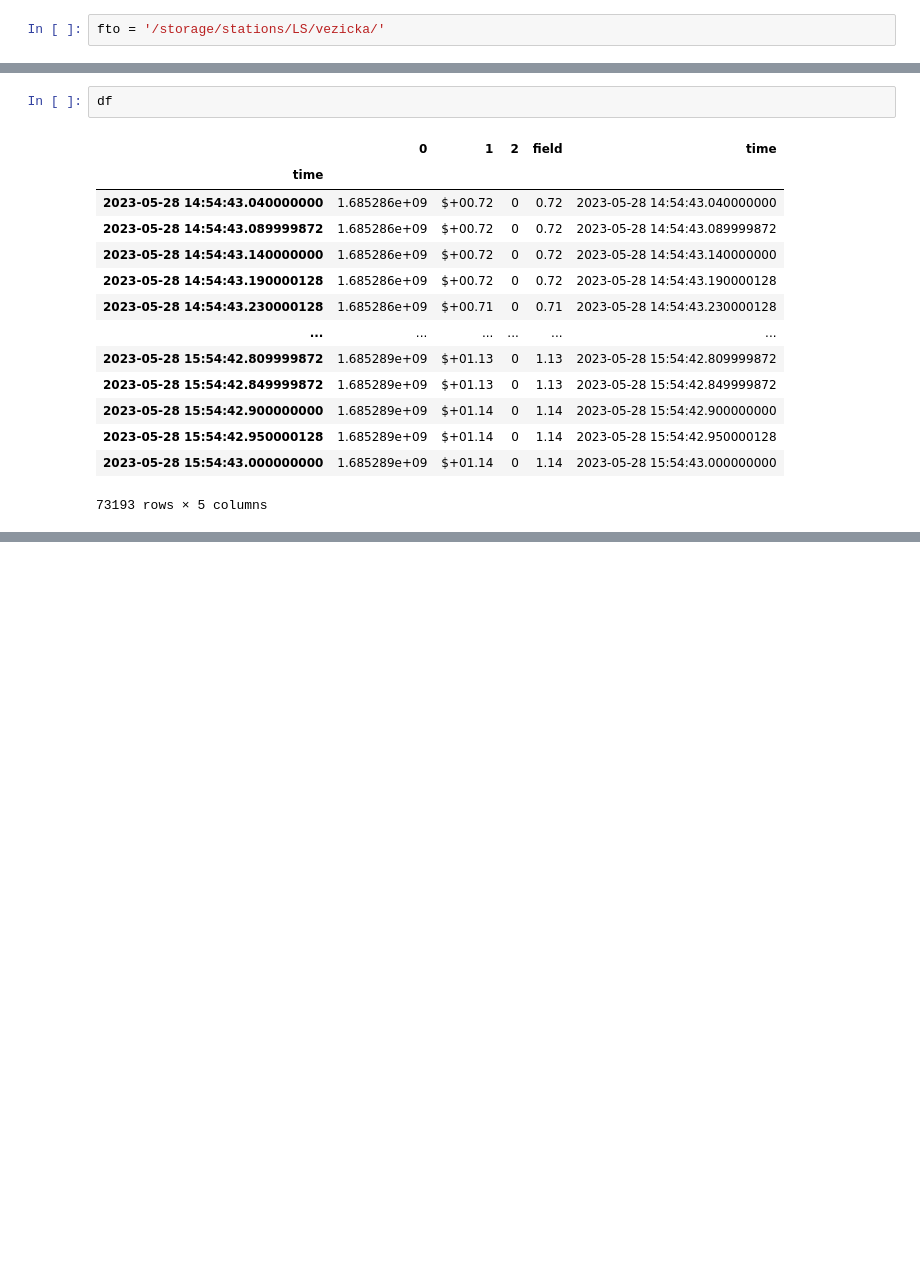
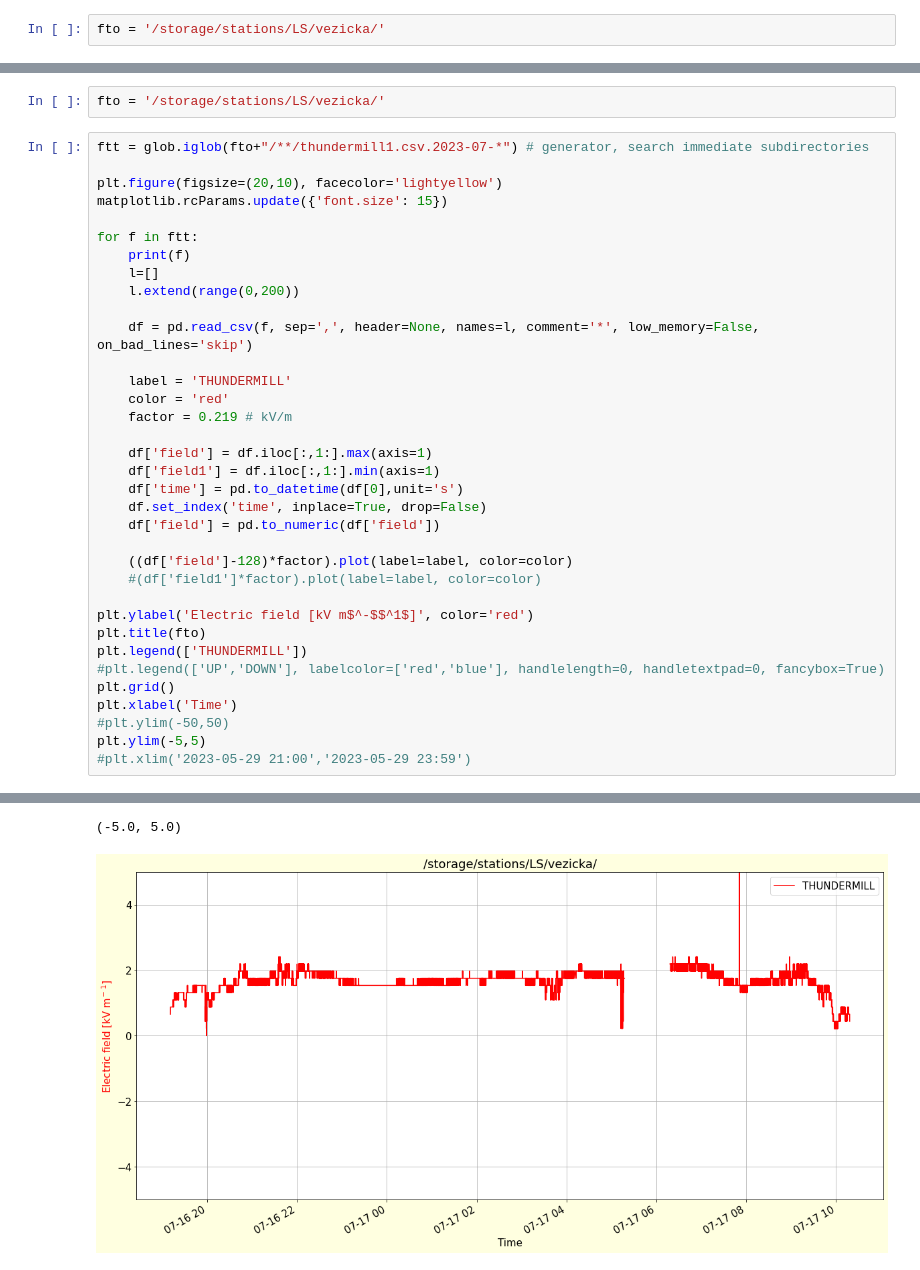
Before and after one commit to ODZ-UJF-AV-CR/LSvezicka, a Jupyter notebook: notebooks/EFM.ipynb, the cells around one changed output, grey strips where cells are left out. Drawn from its saved outputs; the diff is of its cells as text; blank space fills up the shorter version.

```diff
--- a/notebooks/EFM.ipynb
+++ b/notebooks/EFM.ipynb
@@ -73,17 +75,38 @@ Text(0.5, 0, 'Time')
 # %%
-df
+fto = '/storage/stations/LS/vezicka/'
-# %% [output]
-|  | 0 | 1 | 2 | field | time |
-| time |  |  |  |  |  |
-| 2023-05-28 14:54:43.040000000 | 1.685286e+09 | $+00.72 | 0 | 0.72 | 2023-05-28 14:54:43.040000000 |
-| 2023-05-28 14:54:43.089999872 | 1.685286e+09 | $+00.72 | 0 | 0.72 | 2023-05-28 14:54:43.089999872 |
-| 2023-05-28 14:54:43.140000000 | 1.685286e+09 | $+00.72 | 0 | 0.72 | 2023-05-28 14:54:43.140000000 |
-| 2023-05-28 14:54:43.190000128 | 1.685286e+09 | $+00.72 | 0 | 0.72 | 2023-05-28 14:54:43.190000128 |
-| 2023-05-28 14:54:43.230000128 | 1.685286e+09 | $+00.71 | 0 | 0.71 | 2023-05-28 14:54:43.230000128 |
-| ... | ... | ... | ... | ... | ... |
-| 2023-05-28 15:54:42.809999872 | 1.685289e+09 | $+01.13 | 0 | 1.13 | 2023-05-28 15:54:42.809999872 |
-| 2023-05-28 15:54:42.849999872 | 1.685289e+09 | $+01.13 | 0 | 1.13 | 2023-05-28 15:54:42.849999872 |
-| 2023-05-28 15:54:42.900000000 | 1.685289e+09 | $+01.14 | 0 | 1.14 | 2023-05-28 15:54:42.900000000 |
-| 2023-05-28 15:54:42.950000128 | 1.685289e+09 | $+01.14 | 0 | 1.14 | 2023-05-28 15:54:42.950000128 |
-| 2023-05-28 15:54:43.000000000 | 1.685289e+09 | $+01.14 | 0 | 1.14 | 2023-05-28 15:54:43.000000000 |
-73193 rows × 5 columns
+# %%
+ftt = glob.iglob(fto+"/**/thundermill1.csv.2023-07-*") # generator, search immediate subdirectories
+
+plt.figure(figsize=(20,10), facecolor='lightyellow')
+matplotlib.rcParams.update({'font.size': 15})
+
+for f in ftt:
+    print(f)
+    l=[]
+    l.extend(range(0,200))
+
+    df = pd.read_csv(f, sep=',', header=None, names=l, comment='*', low_memory=False, on_bad_lines='skip')
+
+    label = 'THUNDERMILL'
+    color = 'red'
+    factor = 0.219 # kV/m
+
+    df['field'] = df.iloc[:,1:].max(axis=1)
+    df['field1'] = df.iloc[:,1:].min(axis=1)
+    df['time'] = pd.to_datetime(df[0],unit='s')
+    df.set_index('time', inplace=True, drop=False)
+    df['field'] = pd.to_numeric(df['field'])
+
+    ((df['field']-128)*factor).plot(label=label, color=color)
+    #(df['field1']*factor).plot(label=label, color=color)
+
+plt.ylabel('Electric field [kV m$^-$$^1$]', color='red')
+plt.title(fto)
+plt.legend(['THUNDERMILL'])
+#plt.legend(['UP','DOWN'], labelcolor=['red','blue'], handlelength=0, handletextpad=0, fancybox=True)
+plt.grid()
+plt.xlabel('Time')
+#plt.ylim(-50,50)
+plt.ylim(-5,5)
+#plt.xlim('2023-05-29 21:00','2023-05-29 23:59')
+# %% [output]
@@ -89,0 +127,2 @@ df
+(-5.0, 5.0)
+[figure, added]
```
Also changed, not shown: parts of 5 cells of this notebook.
